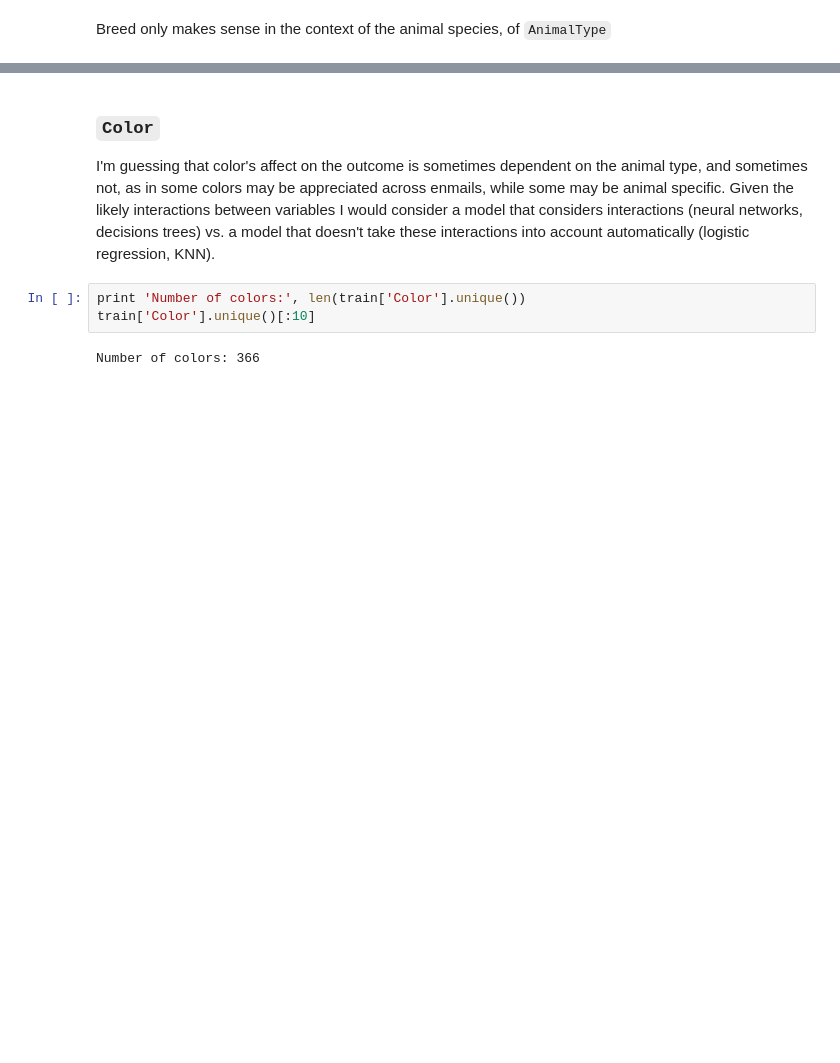
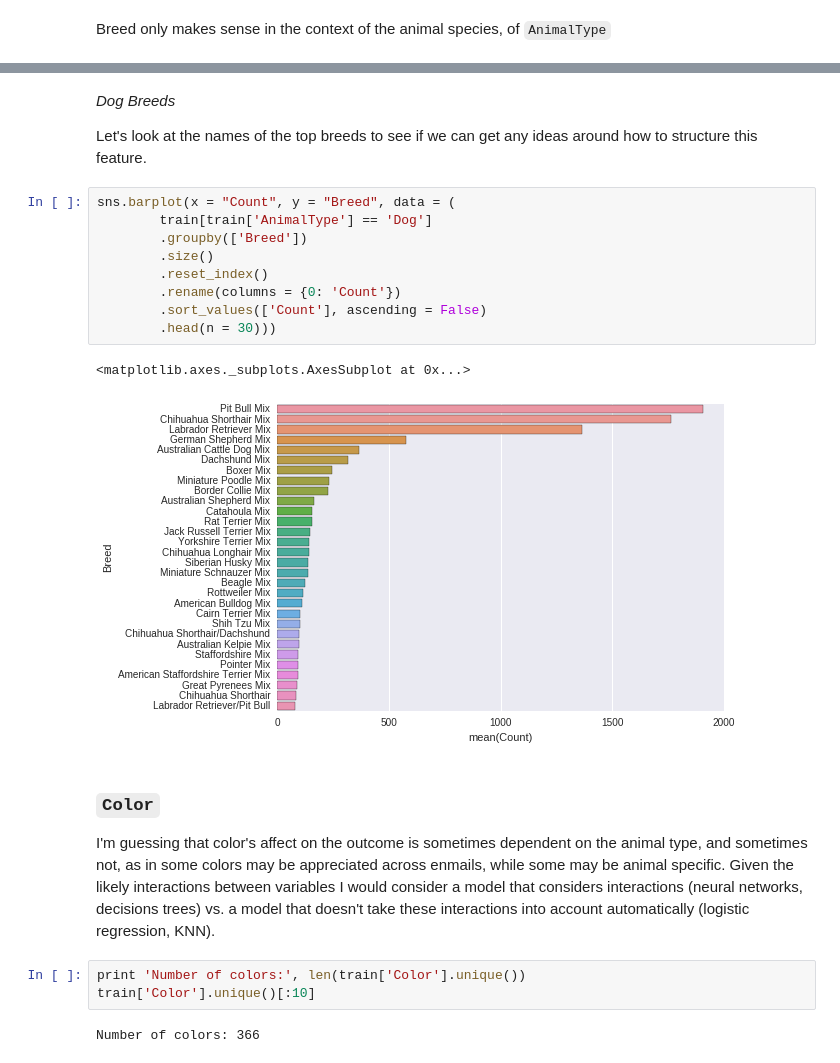
Before and after one commit to jakesherman/shelter-animals-kaggle, a Jupyter notebook: 1-exploring.ipynb, the cells around one changed output, grey strips where cells are left out. Drawn from its saved outputs; the diff is of its cells as text; blank space fills up the shorter version.

```diff
--- a/1-exploring.ipynb
+++ b/1-exploring.ipynb
@@ -242,3 +236,19 @@ sns.distplot(train[train['AnimalType'] == 'Cat'].groupby('Breed').size().reset_i
+# %% [markdown]
+*Dog Breeds*
+
+Let's look at the names of the top breeds to see if we can get any ideas around how to structure this feature.
+# %%
+sns.barplot(x = "Count", y = "Breed", data = (
+        train[train['AnimalType'] == 'Dog']
+        .groupby(['Breed'])
+        .size()
+        .reset_index()
+        .rename(columns = {0: 'Count'})
+        .sort_values(['Count'], ascending = False)
+        .head(n = 30)))
+# %% [output]
+<matplotlib.axes._subplots.AxesSubplot at 0x...>
+[figure, added]
 # %% [markdown]
 ### `Color`
 
```
Also changed, not shown: parts of 11 cells of this notebook.
